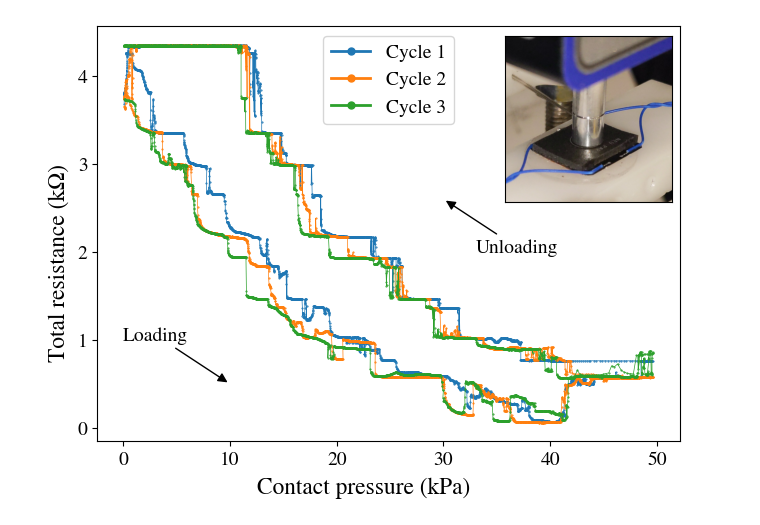
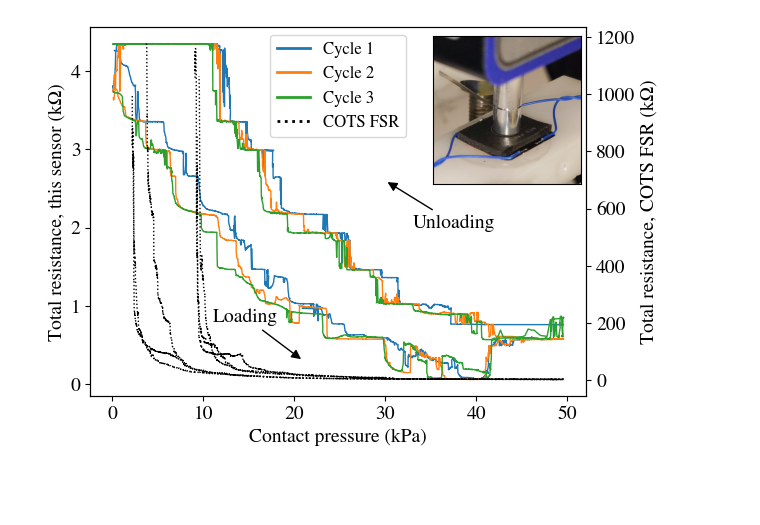
Before and after one commit to lrizvi/exported, a Jupyter notebook: plots/10_31#1_working/10_31#1_working.ipynb, the cells around one changed output. Saved outputs shown, nothing was run; the diff lists cells and outputs as text; code cells hidden in the pictures; blank space fills up the shorter version.

```diff
--- a/plots/10_31#1_working/10_31#1_working.ipynb
+++ b/plots/10_31#1_working/10_31#1_working.ipynb
@@ -81,48 +122,52 @@ dfdq.columns = dfdq.columns.droplevel(-1) # Remove unit headers from dequantify(
 # %%
-def total_hysteresis(dfa, dfb):
-    pmin = max(min(dfa.Pressure), min(dfb.Pressure))
-    pmax = min(max(dfa.Pressure), max(dfb.Pressure))
-    dfa = dfa[(dfa.Pressure >= pmin) & (dfa.Pressure <= pmax)]
-    dfb = dfb[(dfb.Pressure >= pmin) & (dfb.Pressure <= pmax)]
-    return abs(np.trapz(dfa.Resistance, x=dfa.Pressure) - np.trapz(dfb.Resistance, x=dfb.Pressure))
+mpl.rcParams['font.size']        = 14
+mpl.rcParams['font.family']      = 'STIXGeneral'
+mpl.rcParams['mathtext.fontset'] = 'stix'
 
-# Pyplot settings
-mpl.rcParams['font.size'] = 14
-# Use LaTeX font in Pyplot
-mpl.rcParams['mathtext.fontset'] = 'stix'
-mpl.rcParams['font.family'] = 'STIXGeneral'
-
-# Study and plot these aligned data
-fig, ax = plt.subplots(layout='constrained')
+fig, ax = plt.subplots()
+axes    = [ax, ax.twinx()]
 bx      = inset_axes(ax, width='40%', height='40%', bbox_to_anchor=(0.06, 0, 1, 1), bbox_transform=ax.transAxes)
 lines   = []
 
-# Draw inset axes
+# Draw experiment image
 bx.imshow(plt.imread('inset (unsure if same sensor!).png'))
 bx.set_xticks([])
 bx.set_yticks([])
 
 # Plot R/P
-for (cycle, loading), gf in dfdq.dropna().groupby(['Cycle', 'Loading']):
-    plot = ax.plot(gf.Pressure, gf.Resistance, color=palette[cycle], lw=0.5, marker='.', markersize=1, label=f'Cycle {cycle + 1}')
-    if not loading:
+for (cycle, loading), gf in data[0].dfdq.dropna().groupby(['Cycle', 'Loading']):
+    plot = axes[0].plot(gf.Pressure, gf.Resistance, color=palette[cycle], lw=1, label=f'Cycle {cycle + 1}')
+    if loading:
         lines += plot
 
+# Plot COTS FSR R/P
+for (cycle, loading), gf in data[1].dfdq.dropna().groupby(['Cycle', 'Loading']):
+    axes[1].plot(gf.Pressure, gf.Resistance, color='k', lw=1, linestyle=':')
+lines += axes[1].plot(np.NaN, np.NaN, color='k', lw=1, linestyle=':', label='COTS FSR')
+
 # Draw loading/unloading arrows
-ax.annotate('Loading', xytext=(0, 1), xy=(10, 0.5), arrowprops=dict(arrowstyle='-|>', color='black'))
-ax.annotate('Unloading', xytext=(33, 2), xy=(30, 2.6), arrowprops=dict(arrowstyle='-|>', color='black'))
+axes[0].annotate('Loading', xytext=(11, 0.8), xy=(21, 0.3), arrowprops=dict(arrowstyle='-|>', color='black'))
+axes[0].annotate('Unloading', xytext=(33, 2), xy=(30, 2.6), arrowprops=dict(arrowstyle='-|>', color='black'))
 
 # Style axes
-# ax.title.set_text('Tactile sensor response, device 31#1:\n31 beams, 7.5 to 10 mm length, preload')
-fig.supxlabel('Contact pressure (kPa)')
-fig.supylabel('Total resistance (kΩ)')
+axes[0].set_xlabel('Contact pressure (kPa)')
+axes[0].set_ylabel('Total resistance, this sensor (kΩ)')
+axes[1].set_ylabel('Total resistance, COTS FSR (kΩ)')
 
 # Style legend
-leg = ax.legend(lines, [l.get_label() for l in lines], markerscale=10, loc='upper center')
+leg = ax.legend(
+    lines,
+    [l.get_label() for l in lines],
+    loc='upper center',
+    fontsize=12,
+)
 for line in leg.get_lines():
     line.set_linewidth(2)
 
+
+
+
 plt.savefig('plot.png', dpi=600, bbox_inches='tight')
 plt.show()
 # %% [output]
-[figure, old version]
+[figure, new version]
```
Also changed, not shown: parts of 1 cell of this notebook, 2 other files.
